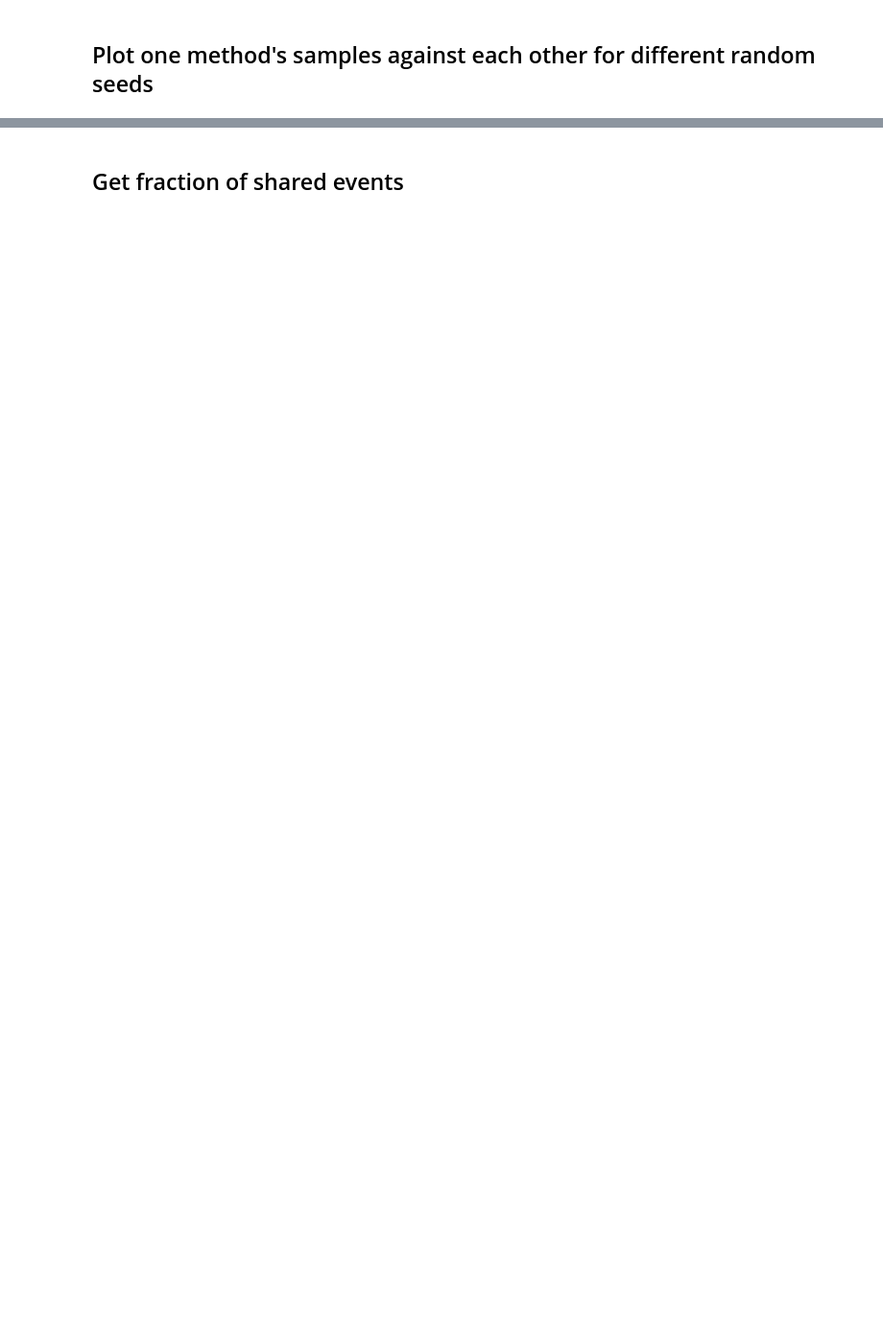
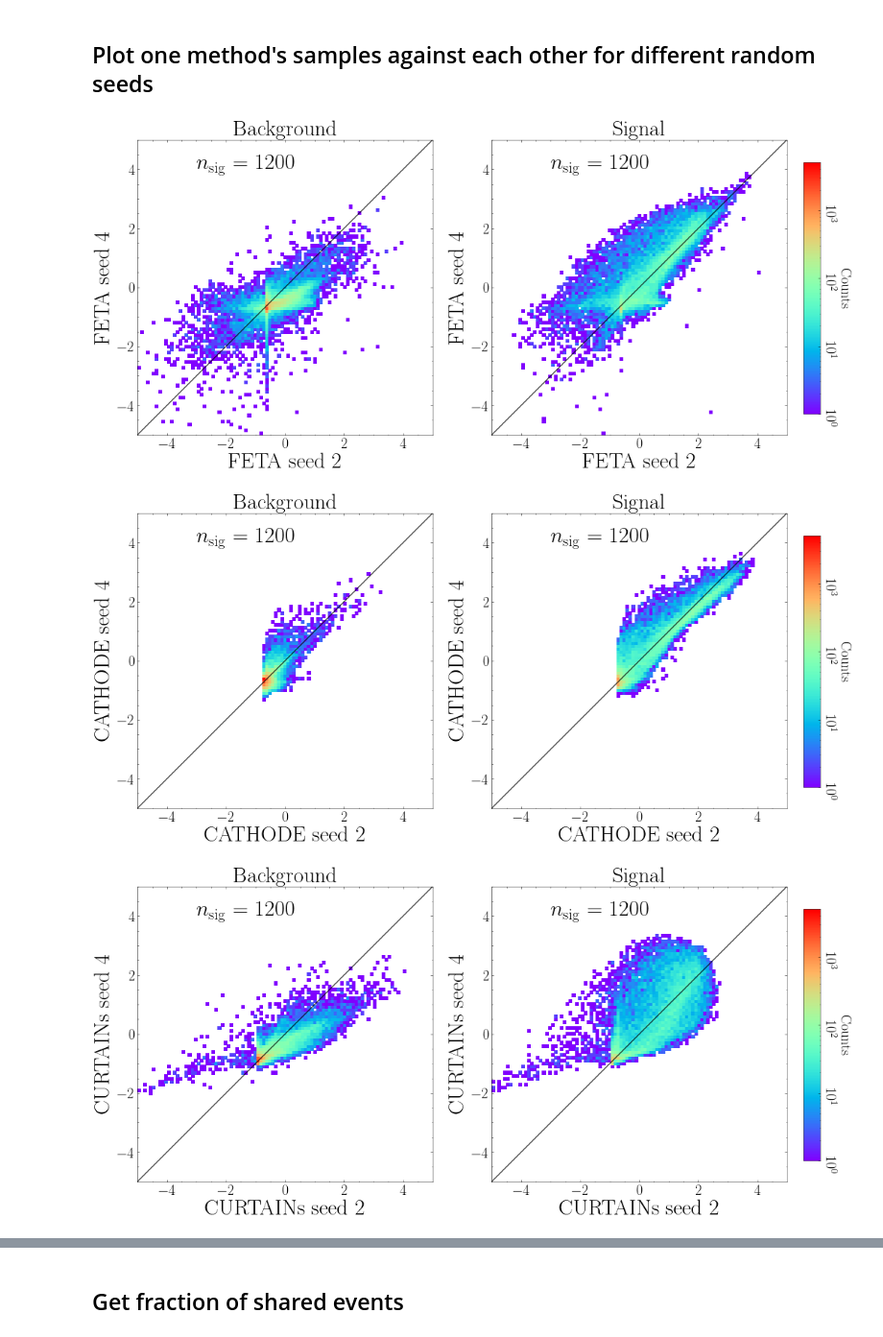
Before and after one commit to rmastand/FETA, a Jupyter notebook: analyze_scatterplot_all_synth.ipynb, the cells around one changed output, grey strips where cells are left out. Shown at 96% size. Cells and saved outputs as stored; diff of their text form; code cells hidden in the pictures; blank space fills up the shorter version.

```diff
--- a/analyze_scatterplot_all_synth.ipynb
+++ b/analyze_scatterplot_all_synth.ipynb
@@ -309,36 +316,41 @@ fig.savefig(f"paper_plots/corner_sig_{num_signal_to_inject}.pdf", dpi = dpi)
 # %%
 
 seed_1 = 2
 seed_2 = 4
 
 
 
 fig = make_plot(all_results_bkg["feta"][seed_1], all_results_bkg["feta"][seed_2],
           all_results_sig["feta"][seed_1], all_results_sig["feta"][seed_2],
           f"FETA seed {seed_1}", f"FETA seed {seed_2}")
 fig.savefig(f"paper_plots/feta_v_feta_{num_signal_to_inject}.pdf", dpi = dpi)
 
 
 fig = make_plot(all_results_bkg["cathode"][seed_1], all_results_bkg["cathode"][seed_2],
           all_results_sig["cathode"][seed_1], all_results_sig["cathode"][seed_2],
           f"CATHODE seed {seed_1}", f"CATHODE seed {seed_2}")
 fig.savefig(f"paper_plots/cathode_v_cathode_{num_signal_to_inject}.pdf", dpi = dpi)
 
 
 fig = make_plot(all_results_bkg["curtains"][seed_1], all_results_bkg["curtains"][seed_2],
           all_results_sig["curtains"][seed_1], all_results_sig["curtains"][seed_2],
           f"CURTAINs seed {seed_1}", f"CURTAINs seed {seed_2}")
 fig.savefig(f"paper_plots/curtains_v_curtains_{num_signal_to_inject}.pdf", dpi = dpi)
 
+fig = make_plot(all_results_bkg["salad"][seed_1], all_results_bkg["salad"][seed_2],
+          all_results_sig["salad"][seed_1], all_results_sig["salad"][seed_2],
+          f"SALAD seed {seed_1}", f"SALAD seed {seed_2}")
+fig.savefig(f"paper_plots/salad_v_salad_{num_signal_to_inject}.pdf", dpi = dpi)
+
+
+
 
 
 fig = make_plot(all_results_bkg["fullsup"][seed_1], all_results_bkg["fullsup"][seed_2],
           all_results_sig["fullsup"][seed_1], all_results_sig["fullsup"][seed_2],
           f"Full. Sup. seed {seed_1}", f"Full. Sup. seed {seed_2}")
 fig.savefig(f"paper_plots/fullsup_v_fullsup{num_signal_to_inject}.pdf", dpi = dpi)
-
-
-
-make_plot(all_results_bkg["combined"][seed_1], all_results_bkg["combined"][seed_2],
-          all_results_sig["combined"][seed_1], all_results_sig["combined"][seed_2],
-          f"Combined seed {seed_1}", f"Combined seed {seed_2}")
+# %% [output]
+[figure, added]
+[figure, added]
+[figure, added]
```
Also changed, not shown: parts of 19 cells of this notebook.
